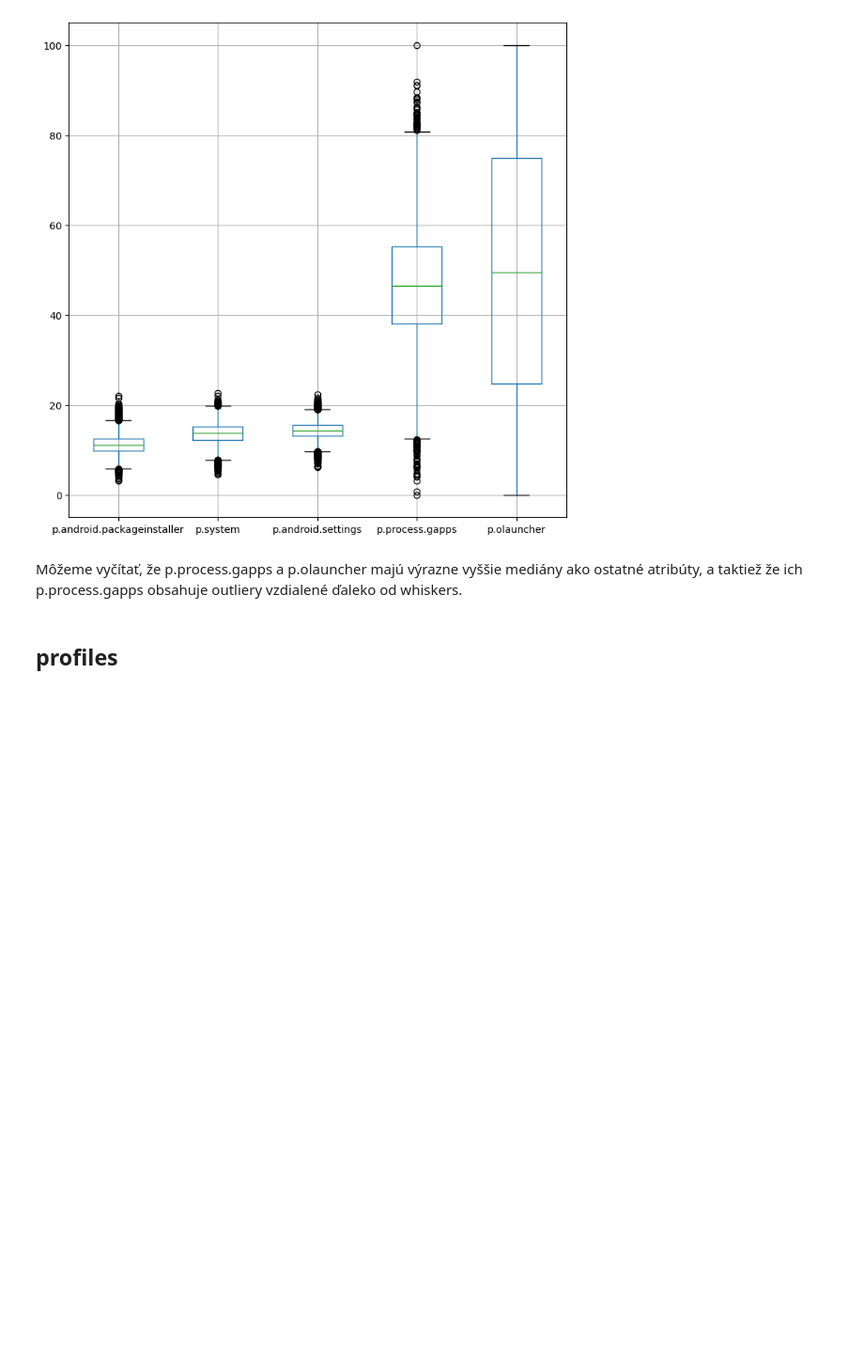
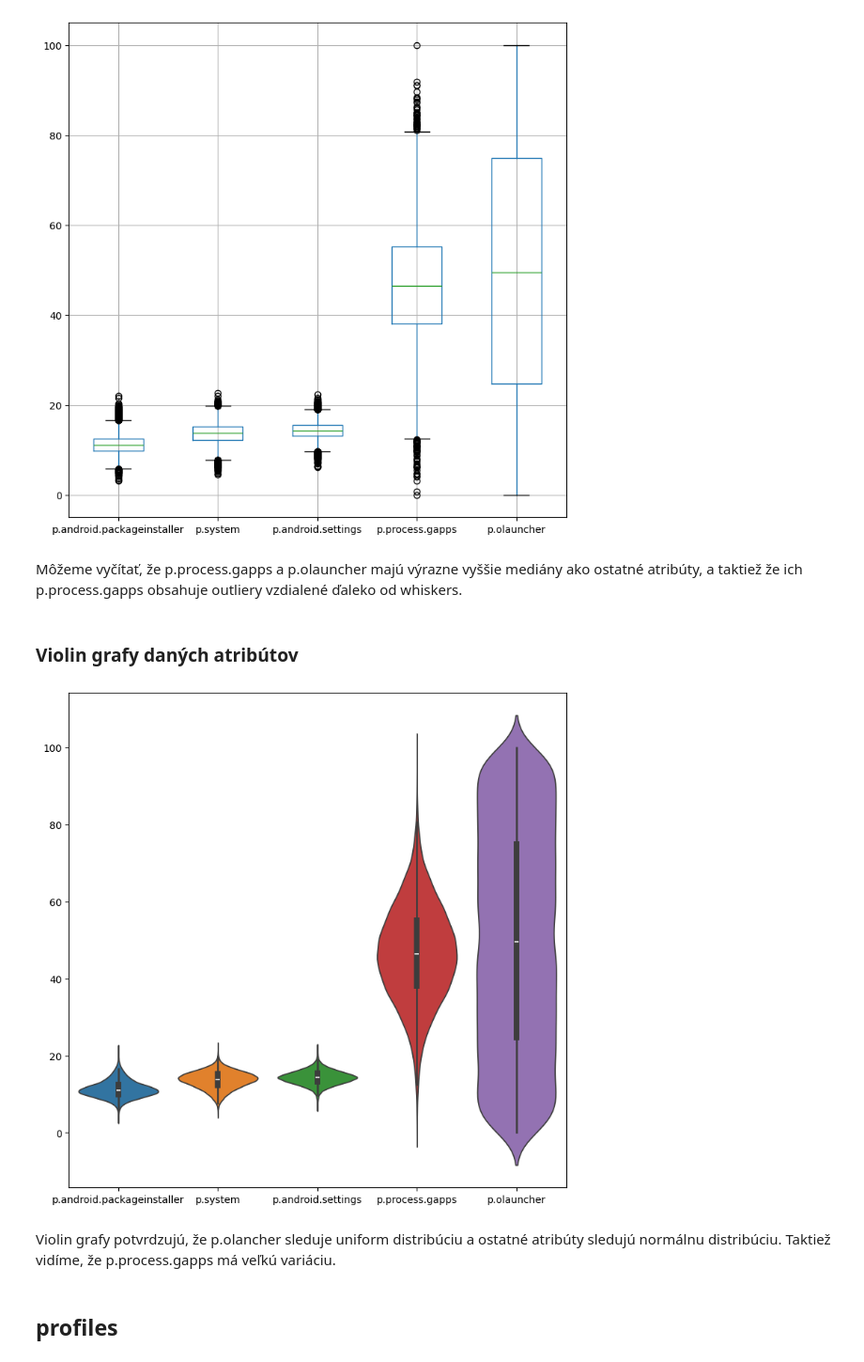
Before and after one commit to tomcer11/IAU, a Jupyter notebook: assignment.ipynb, the cells around one changed output. Shown at 94% size. Saved outputs shown, nothing was run; the diff lists cells and outputs as text; code cells hidden in the pictures; blank space fills up the shorter version.

```diff
--- a/assignment.ipynb
+++ b/assignment.ipynb
@@ -563,6 +573,16 @@ plt.show()
 [figure]
 # %% [markdown]
 Môžeme vyčítať, že p.process.gapps a p.olauncher majú výrazne vyššie mediány ako ostatné atribúty, a taktiež že ich p.process.gapps obsahuje outliery vzdialené ďaleko od whiskers.
+# %% [markdown]
+### Violin grafy daných atribútov
+# %%
+plt.figure(figsize=(9, 9))
+sns.violinplot(processes[selected_processes_columns])
+plt.show()
+# %% [output]
+[figure, added]
+# %% [markdown]
+Violin grafy potvrdzujú, že p.olancher sleduje uniform distribúciu a ostatné atribúty sledujú normálnu distribúciu. Taktiež vidíme, že p.process.gapps má veľkú variáciu.
 # %% [markdown]
 ## profiles
 # %% [markdown]
```
Also changed, not shown: parts of 38 cells of this notebook.
